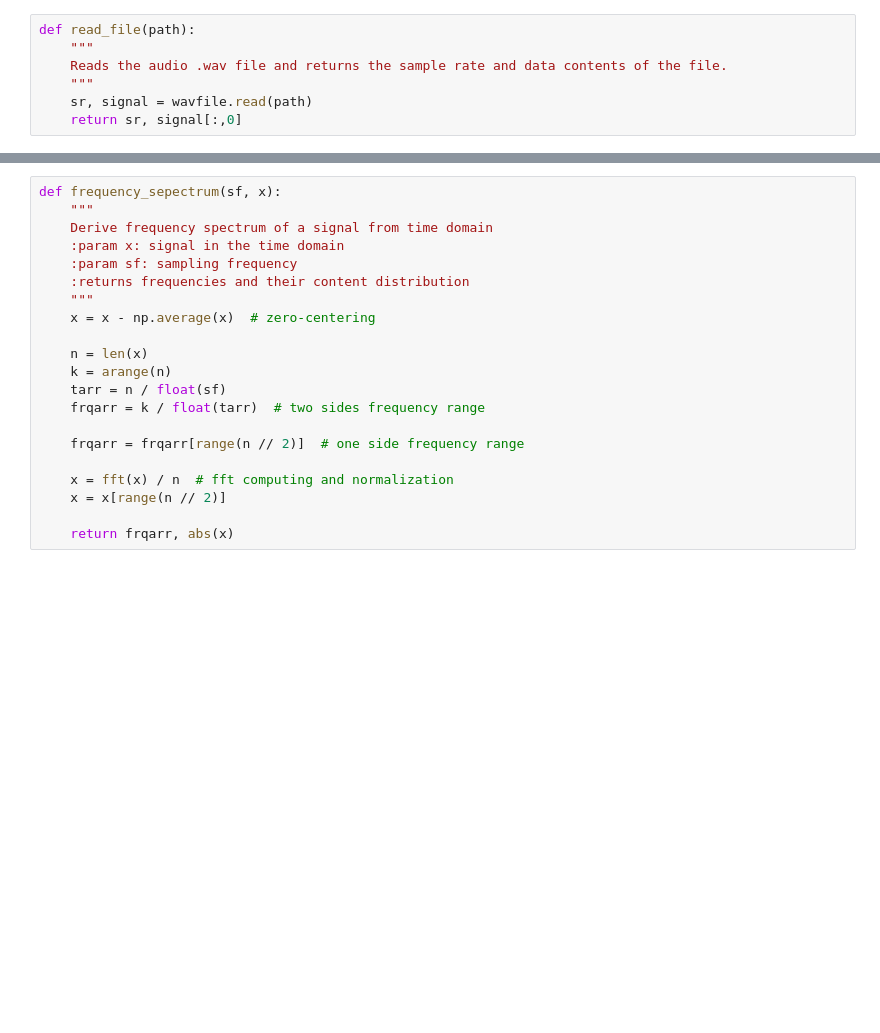
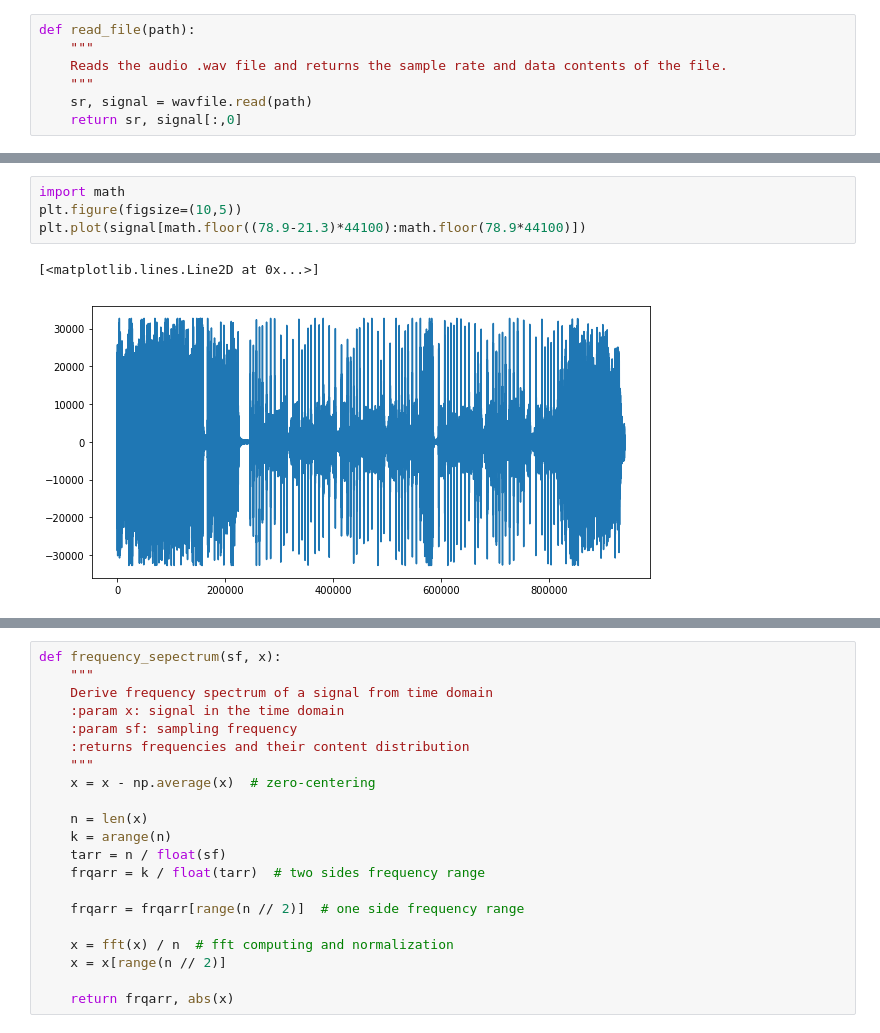
Before and after one commit to QasimWani/Shazam, a Jupyter notebook: Ctrl + F for audio.ipynb, the cells around one changed output, grey strips where cells are left out. Cells and saved outputs as stored; diff of their text form; blank space fills up the shorter version.

```diff
--- a/Ctrl + F for audio.ipynb
+++ b/Ctrl + F for audio.ipynb
@@ -32,3 +40,10 @@ plt.plot(signal)
+# %%
+import math
+plt.figure(figsize=(10,5))
+plt.plot(signal[math.floor((78.9-21.3)*44100):math.floor(78.9*44100)])
+# %% [output]
+[<matplotlib.lines.Line2D at 0x...>]
+[figure, added]
 # %%
 len(signal)/float(sample_rate)
 # %% [output]
```
Also changed, not shown: parts of 26 cells of this notebook.
